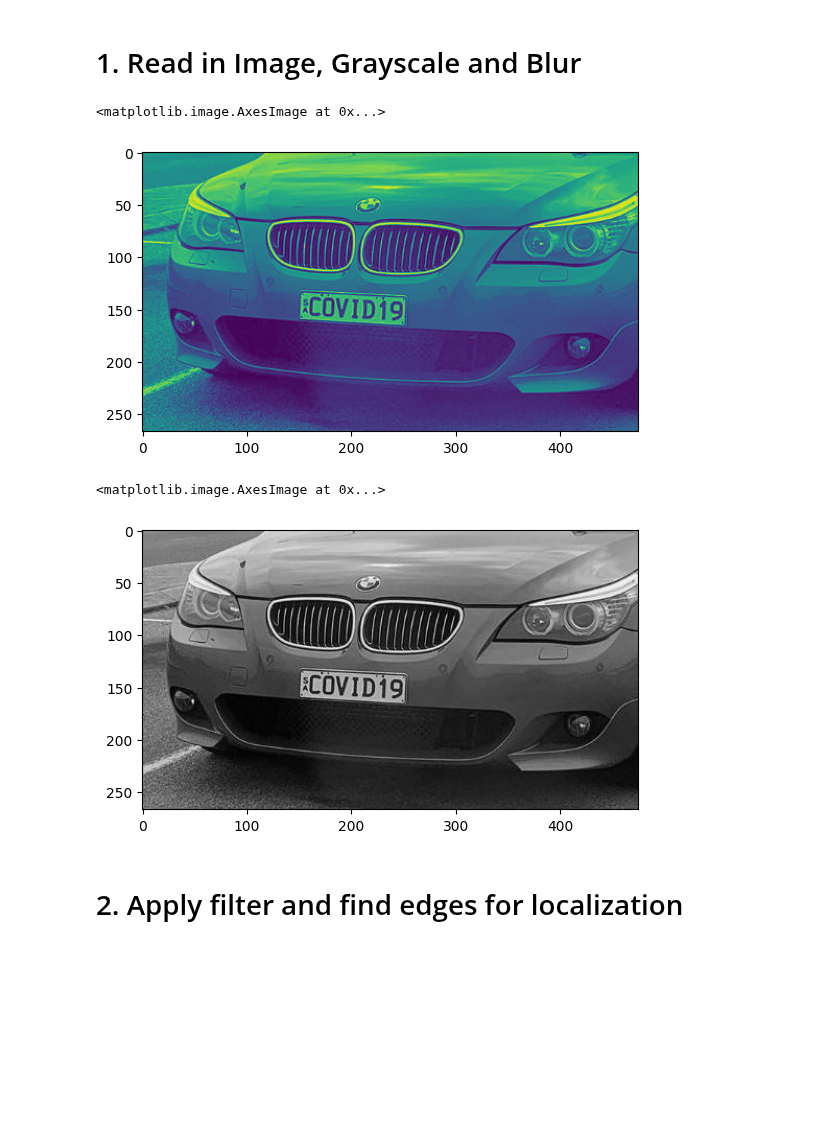
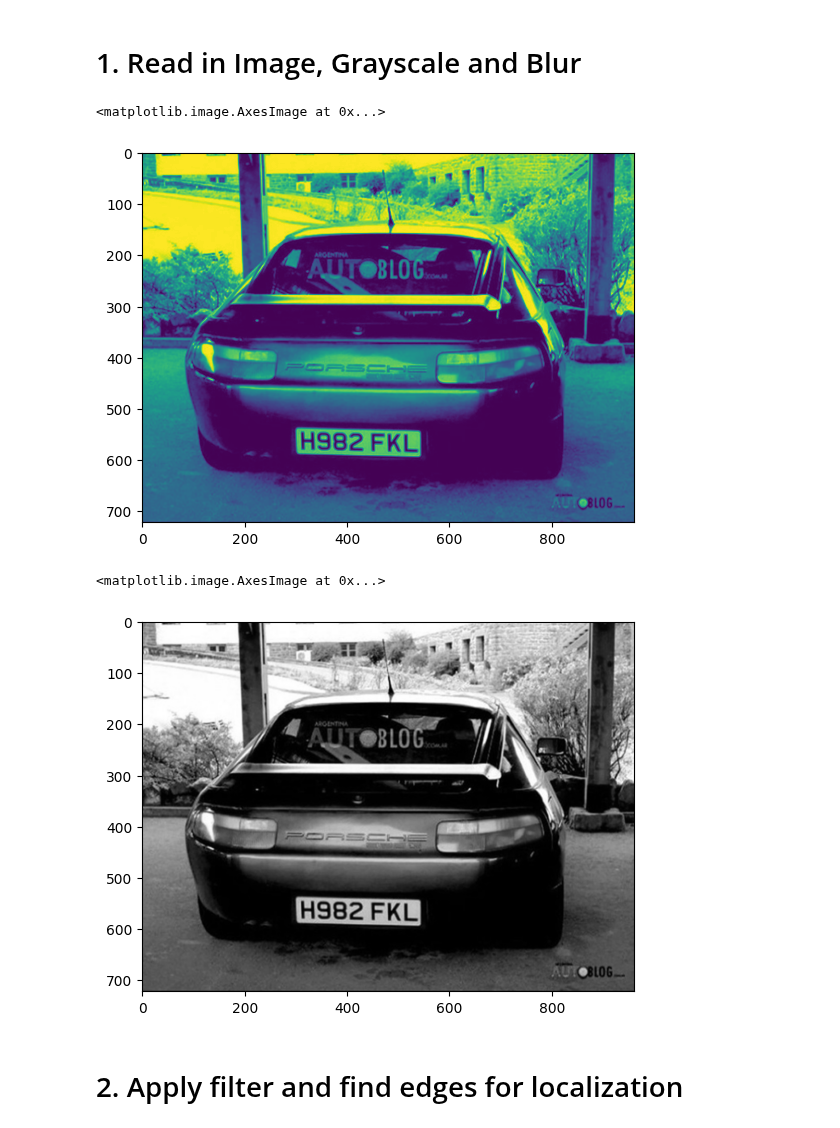
Before and after one commit to Mykhailo20/DS_Bootcamp_2023, a Jupyter notebook: Homework_9/Analysis/ANPR_EasyOCR.ipynb, the cells around one changed output. Saved outputs shown, nothing was run; the diff lists cells and outputs as text; code cells hidden in the pictures; blank space fills up the shorter version.

```diff
--- a/Homework_9/Analysis/ANPR_EasyOCR.ipynb
+++ b/Homework_9/Analysis/ANPR_EasyOCR.ipynb
@@ -8,17 +11,17 @@ import easyocr
 # %% [markdown]
 # 1. Read in Image, Grayscale and Blur
 # %%
-img = cv2.imread('example_data/image2.jpg')
+img = cv2.imread('example_data/image4.jpg')
 gray = cv2.cvtColor(img, cv2.COLOR_BGR2GRAY)
 plt.imshow(gray)
 # %% [output]
 <matplotlib.image.AxesImage at 0x...>
-[figure, old version]
+[figure, new version]
 # %%
 plt.imshow(cv2.cvtColor(gray, cv2.COLOR_BGR2RGB))
 # %% [output]
 <matplotlib.image.AxesImage at 0x...>
-[figure, old version]
+[figure, new version]
 # %% [markdown]
 # 2. Apply filter and find edges for localization
 # %%
```
Also changed, not shown: parts of 15 cells of this notebook, 1 other file.
